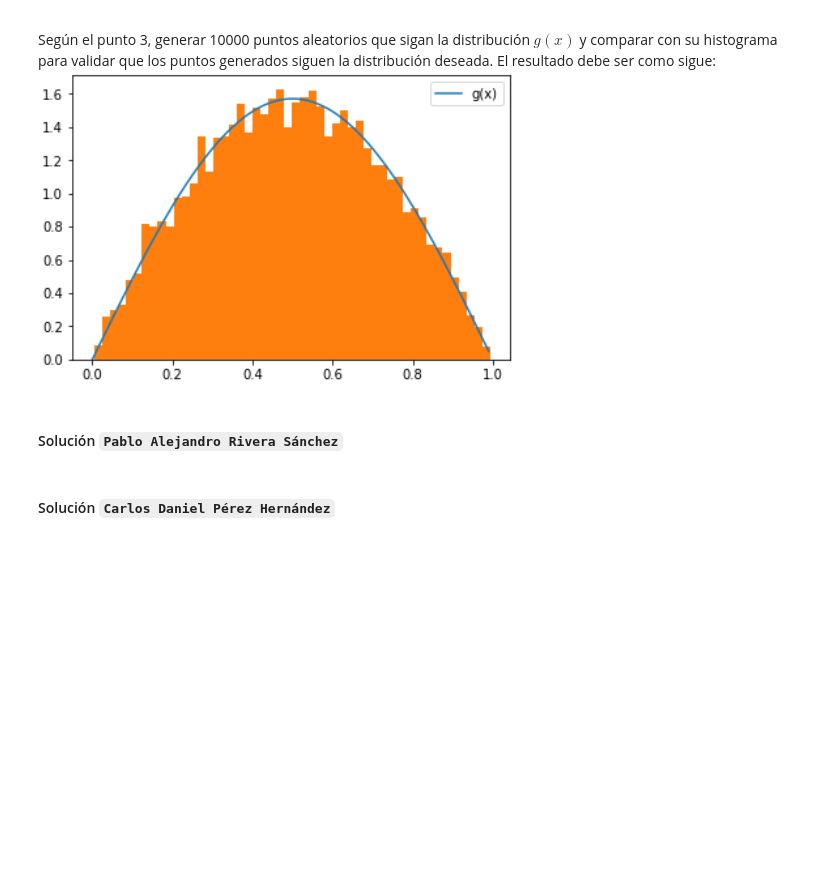
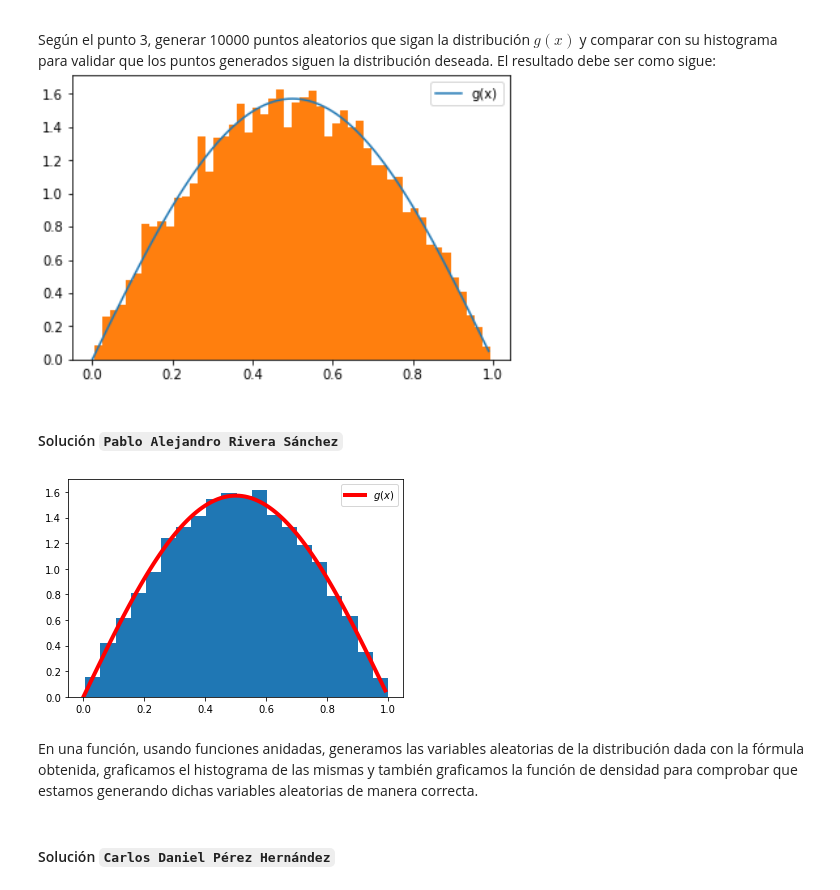
Before and after one commit to danielperhez/Tarea6_PRivera_CPerez, a Jupyter notebook: Tarea6_PRivera_CPérez.ipynb, the cells around one changed output. Drawn from its saved outputs; the diff is of its cells as text; code cells hidden in the pictures; blank space fills up the shorter version.

```diff
--- a/Tarea6_PRivera_CPérez.ipynb
+++ b/Tarea6_PRivera_CPérez.ipynb
@@ -60,6 +214,30 @@ Según el punto 3, generar 10000 puntos aleatorios que sigan la distribución $g
 ![image.png](attachment:image.png)
 # %% [markdown]
 #### Solución ``Pablo Alejandro Rivera Sánchez``
+# %%
+def dist_gx(N):
+    # Variable aleatorias de la distribución
+    x_distr = np.zeros(N)
+    def x_dist_gx(i):
+        nonlocal x_distr
+        x_distr[i] = np.arccos(-2 * np.random.random() + 1) / np.pi
+
+    [x_dist_gx(i) for i in range(N)]
+
+    x = np.arange(0,1,0.01)
+    # Derivada
+    g_min_x = (np.pi / 2) * np.sin(np.pi * x)
+
+    plt.hist(x_distr, bins = 20, density = True)
+    plt.plot(x, g_min_x, linewidth = 4, color = 'red', label = '$g(x)$')
+    plt.legend()
+    plt.show()
+# %%
+dist_gx(10000)
+# %% [output]
+[figure, added]
+# %% [markdown]
+En una función, usando funciones anidadas, generamos las variables aleatorias de la distribución dada con la fórmula obtenida, graficamos el histograma de las mismas y también graficamos la función de densidad para comprobar que estamos generando dichas variables aleatorias de manera correcta.
 # %% [markdown]
 #### Solución ``Carlos Daniel Pérez Hernández``
 # %% [markdown]
```
Also changed, not shown: parts of 21 cells of this notebook.
